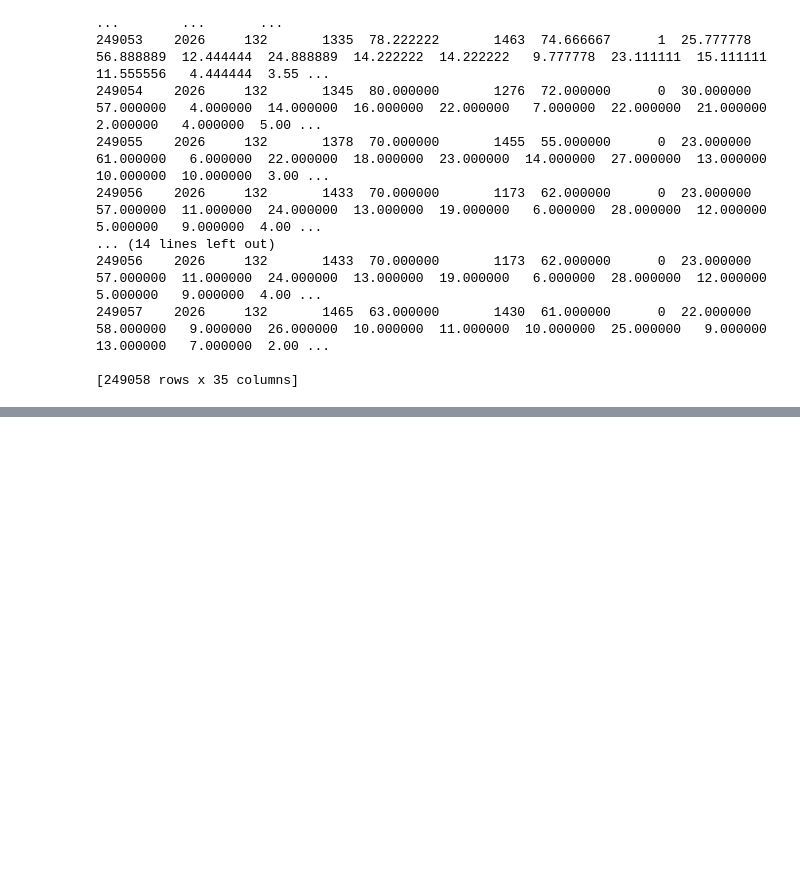
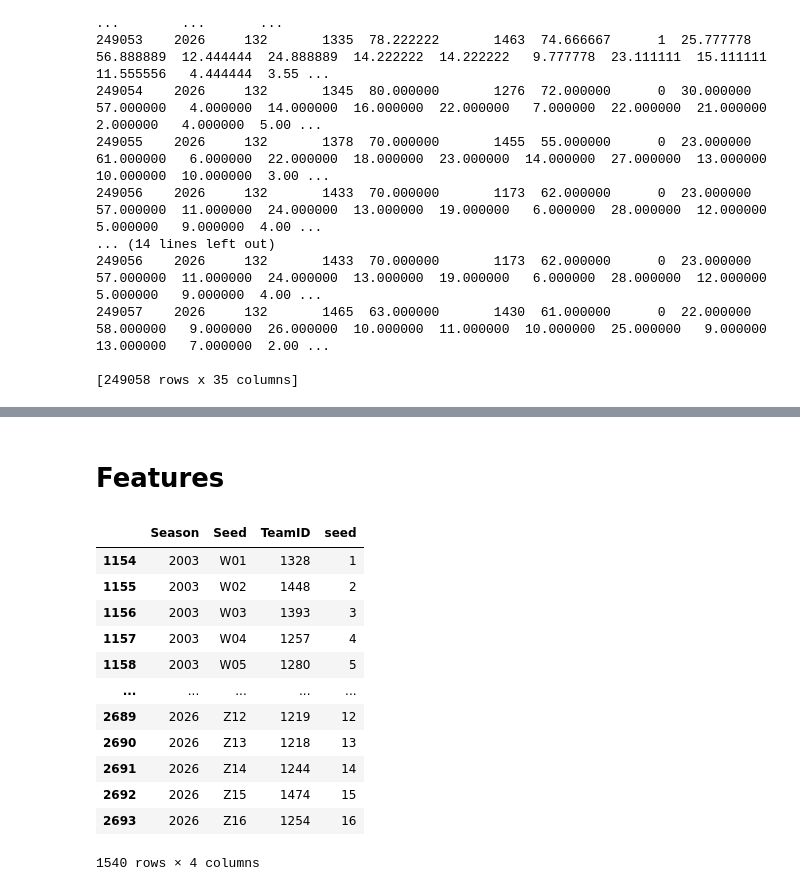
Before and after one commit to KriChau95/machine-learning-madness, a Jupyter notebook: preprocessing.ipynb, the cells around one changed output, grey strips where cells are left out. Drawn from its saved outputs; the diff is of its cells as text; code cells hidden in the pictures; blank space fills up the shorter version.

```diff
--- a/preprocessing.ipynb
+++ b/preprocessing.ipynb
@@ -269,3 +270,23 @@ M_reg_data.loc[season & (match1 | match2)]
 |  | Season | DayNum | T2_TeamID | T2_Score | T1_TeamID | T1_Score | NumOT | T2_FGM | T2_FGA | T2_FGM3 | ... |
 | 118444 | 2025 | 120 | 1182 | 62.0 | 1433 | 71.0 | 0 | 21.0 | 51.0 | 4.0 | ... |
 | 242973 | 2025 | 120 | 1433 | 71.0 | 1182 | 62.0 | 0 | 23.0 | 55.0 | 8.0 | ... |
+# %% [markdown]
+# Features
+# %%
+# Convert Seeds to integer
+M_seeds["seed"] = M_seeds["Seed"].apply(lambda x: int(x[1:3]))
+M_seeds
+# %% [output]
+|  | Season | Seed | TeamID | seed |
+| 1154 | 2003 | W01 | 1328 | 1 |
+| 1155 | 2003 | W02 | 1448 | 2 |
+| 1156 | 2003 | W03 | 1393 | 3 |
+| 1157 | 2003 | W04 | 1257 | 4 |
+| 1158 | 2003 | W05 | 1280 | 5 |
+| ... | ... | ... | ... | ... |
+| 2689 | 2026 | Z12 | 1219 | 12 |
+| 2690 | 2026 | Z13 | 1218 | 13 |
+| 2691 | 2026 | Z14 | 1244 | 14 |
+| 2692 | 2026 | Z15 | 1474 | 15 |
+| 2693 | 2026 | Z16 | 1254 | 16 |
+1540 rows × 4 columns
```
Also changed, not shown: parts of 5 cells of this notebook.
